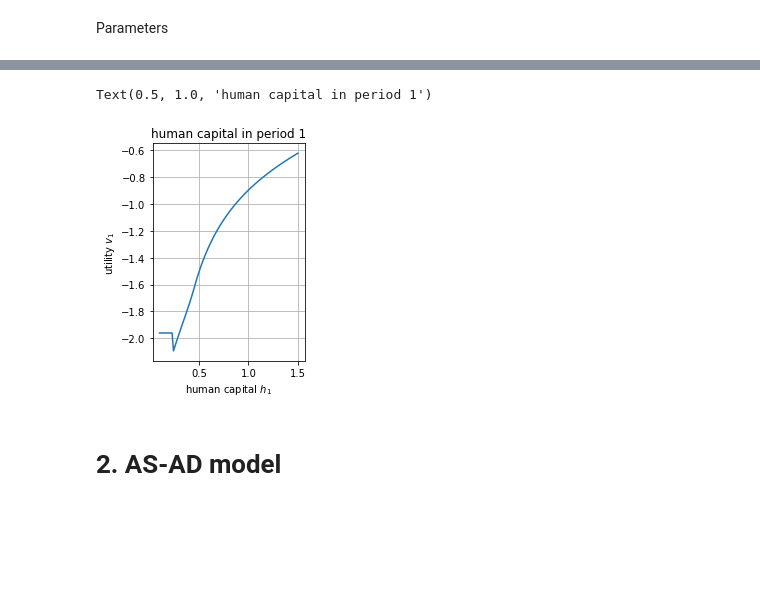
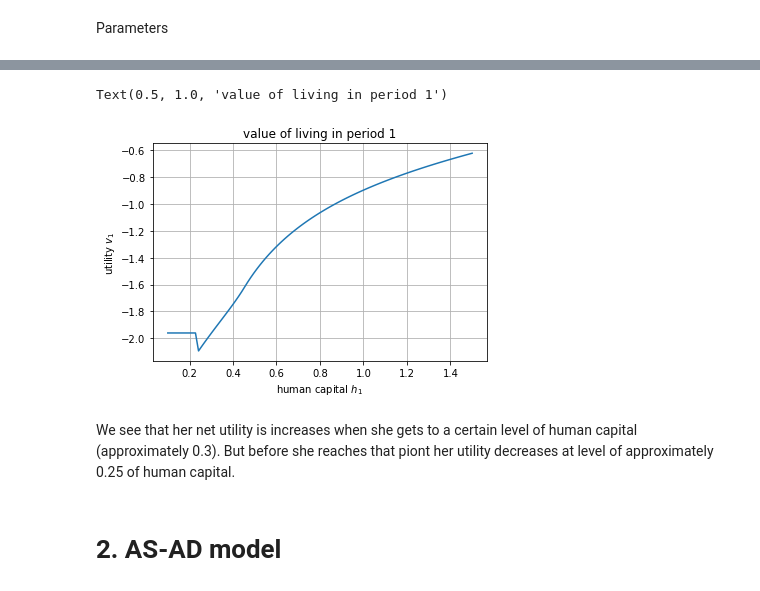
Before and after one commit to NumEconCopenhagen/projects-2019-tba, a Jupyter notebook: examproject/exam_2019.ipynb, the cells around one changed output, grey strips where cells are left out. Drawn from its saved outputs; the diff is of its cells as text; code cells hidden in the pictures; blank space fills up the shorter version.

```diff
--- a/examproject/exam_2019.ipynb
+++ b/examproject/exam_2019.ipynb
@@ -267,14 +271,16 @@ Text(0.5, 1.0, 'human capital in period 1')
 # %%
 fig = plt.figure()
-ax = fig.add_subplot(1,2,1)
+ax = fig.add_subplot(1,1,1)
 ax.plot(h1_vec,v1_vec)
 ax.grid()
 ax.set_xlabel('human capital $h_1$')
 ax.set_ylabel('utility $v_1$')
-ax.set_title('human capital in period 1')
+ax.set_title('value of living in period 1')
 # %% [output]
-Text(0.5, 1.0, 'human capital in period 1')
+Text(0.5, 1.0, 'value of living in period 1')
-[figure, old version]
+[figure, new version]
+# %% [markdown]
+We see that her net utility is increases when she gets to a certain level of human capital (approximately 0.3). But before she reaches that piont her utility decreases at level of approximately 0.25 of human capital.
 # %% [markdown]
 # 2. AS-AD model
 # %% [markdown]
```
Also changed, not shown: parts of 4 cells of this notebook.
